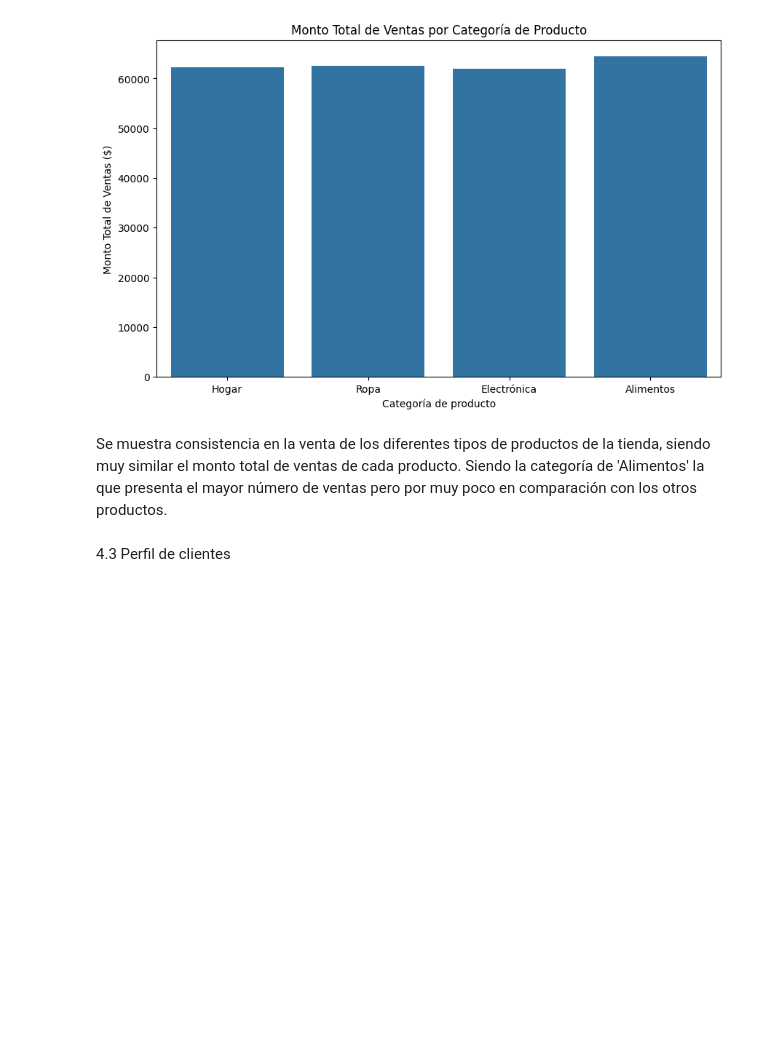
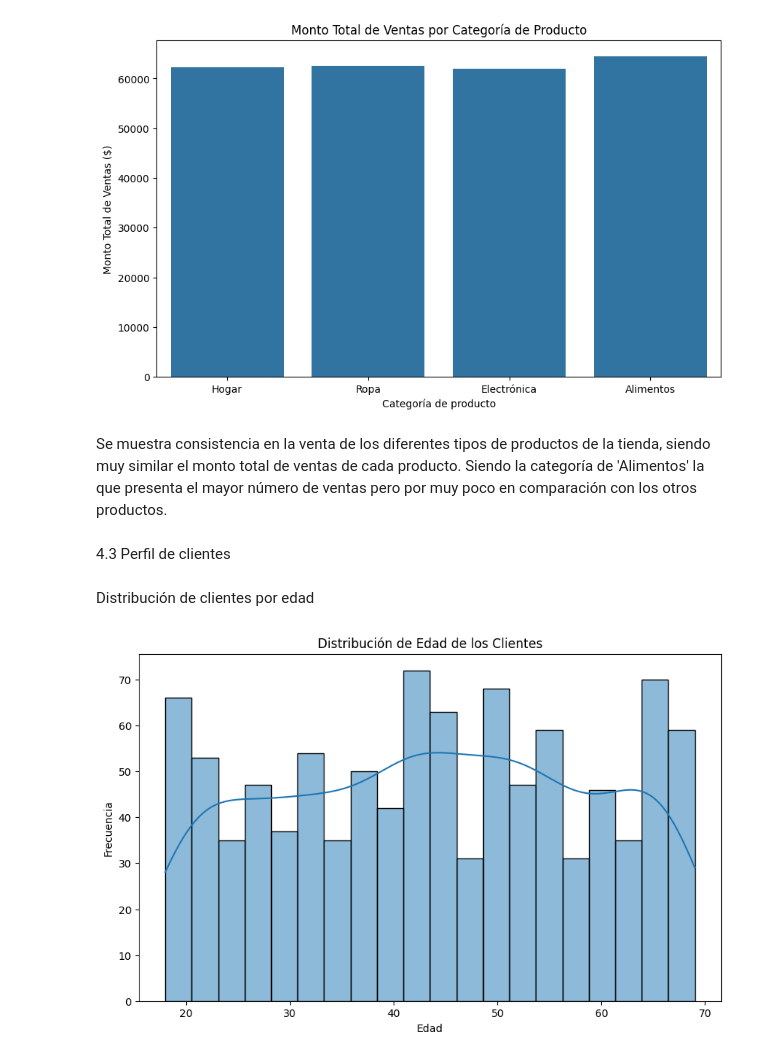
Before and after one commit to Ninigocancino/quickmart-analisis-de-ventas-y-perfil-de-clientes, a Jupyter notebook: Notebooks/quickmart_analisis.ipynb, the cells around one changed output. Cells and saved outputs as stored; diff of their text form; code cells hidden in the pictures; blank space fills up the shorter version.

Commit message:
Se realizó el análisis para conocer la distribución de los clientes de acuerdo a su edad

```diff
--- a/Notebooks/quickmart_analisis.ipynb
+++ b/Notebooks/quickmart_analisis.ipynb
@@ -203,3 +203,14 @@ plt.show()
 Se muestra consistencia en la venta de los diferentes tipos de productos de la tienda, siendo muy similar el monto total de ventas de cada producto. Siendo la categoría de 'Alimentos' la que presenta el mayor número de ventas pero por muy poco en comparación con los otros productos.
 # %% [markdown]
 4.3 Perfil de clientes
+# %% [markdown]
+Distribución de clientes por edad
+# %%
+plt.figure(figsize=(10,6))
+sns.histplot(df_mart['Edad'], bins= 20, kde=True)
+plt.title('Distribución de Edad de los Clientes')
+plt.xlabel("Edad")
+plt.ylabel('Frecuencia')
+plt.show()
+# %% [output]
+[figure, added]
```
Also changed, not shown: parts of 1 cell of this notebook.
